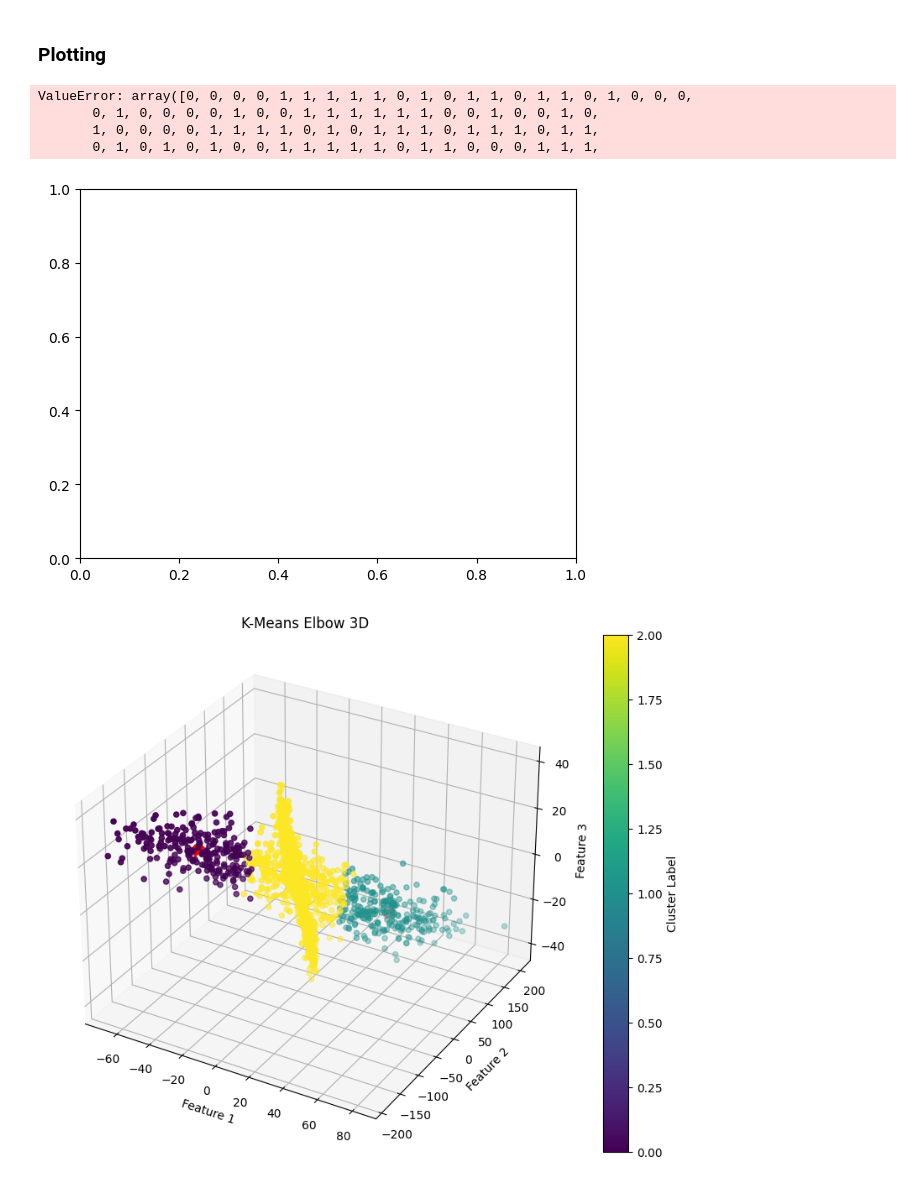
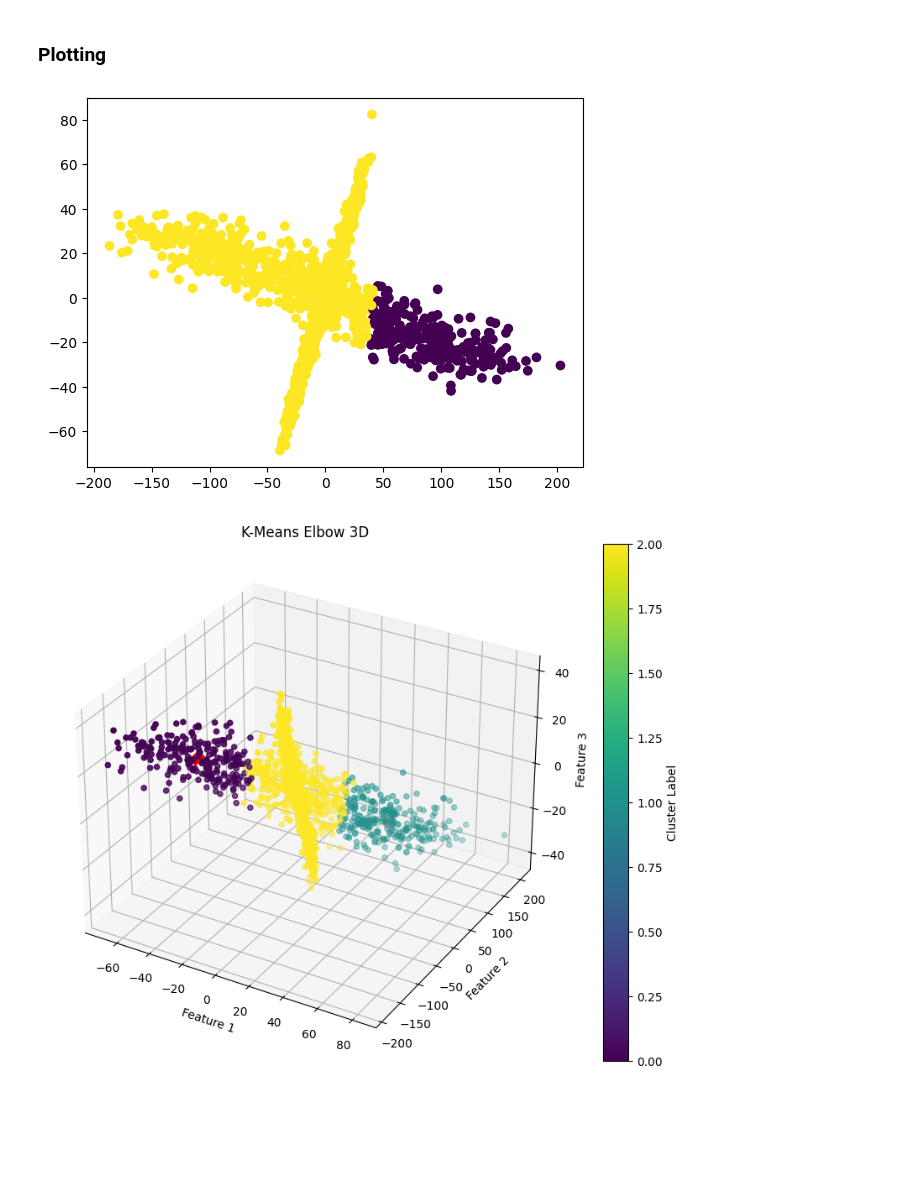
Before and after one commit to Fosowl/MachineLearningEpitech, a Jupyter notebook: exercise_2/meteo.ipynb, the cells around one changed output. Saved outputs shown, nothing was run; the diff lists cells and outputs as text; code cells hidden in the pictures; blank space fills up the shorter version.

```diff
--- a/exercise_2/meteo.ipynb
+++ b/exercise_2/meteo.ipynb
@@ -22,14 +22,11 @@ data_reduced_3 = data.reshape(1600, 3)
 ### Plotting
 # %%
 kmeans = KMeans(n_clusters=2, random_state=42)
-kmeans_labels = kmeans.fit_predict(data)
-plt.plot(data_reduced_2[:, 0], data_reduced_2[:, 1], 'o')
+kmeans_labels = kmeans.fit_predict(data_reduced_2)
+plt.scatter(data_reduced_2[:, 0], data_reduced_2[:, 1], c=kmeans_labels)
+plt.show()
 # %% [output]
-ValueError: array([0, 0, 0, 0, 1, 1, 1, 1, 1, 0, 1, 0, 1, 1, 0, 1, 1, 0, 1, 0, 0, 0,
-       0, 1, 0, 0, 0, 0, 1, 0, 0, 1, 1, 1, 1, 1, 1, 0, 0, 1, 0, 0, 1, 0,
-       1, 0, 0, 0, 0, 1, 1, 1, 1, 0, 1, 0, 1, 1, 1, 0, 1, 1, 1, 0, 1, 1,
-       0, 1, 0, 1, 0, 1, 0, 0, 1, 1, 1, 1, 1, 0, 1, 1, 0, 0, 0, 1, 1, 1,
-[figure, old version]
+[figure, new version]
 # %%
 def plot_3d(data, optimal_k):
     kmeans = KMeans(n_clusters=optimal_k, random_state=42)
```
Also changed, not shown: 2 other files.
